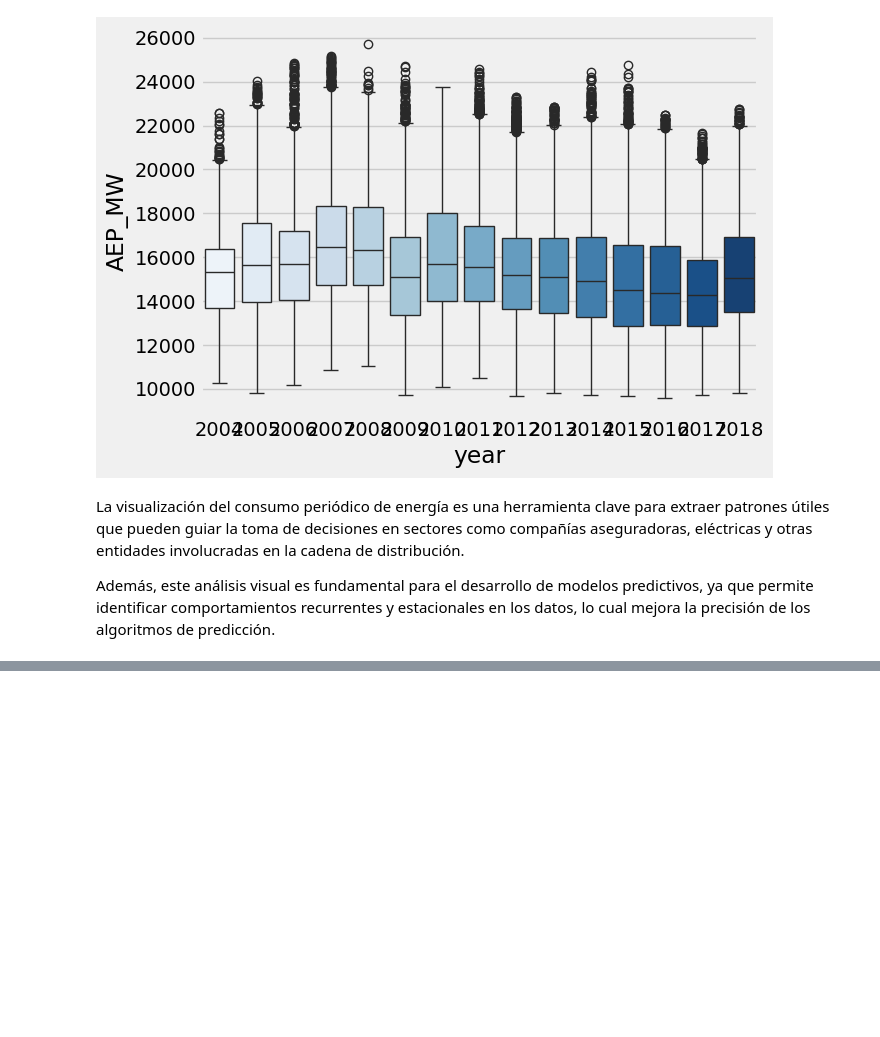
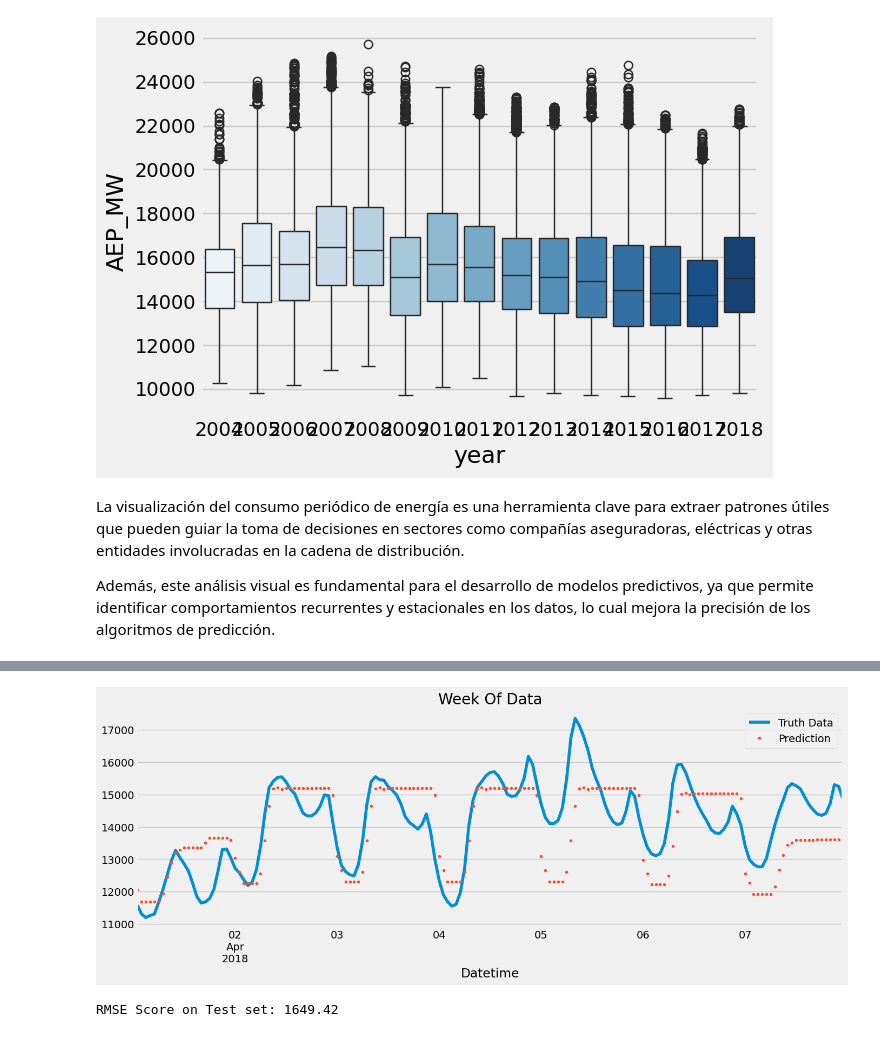
Before and after one commit to JaimeJanerAcevedo/modelo-prediccion-consumo-energetico-aep, a Jupyter notebook: energy_consumption.ipynb, the cells around one changed output, grey strips where cells are left out. Saved outputs shown, nothing was run; the diff lists cells and outputs as text; code cells hidden in the pictures; blank space fills up the shorter version.

```diff
--- a/energy_consumption.ipynb
+++ b/energy_consumption.ipynb
@@ -175,0 +270,22 @@ Además, este análisis visual es fundamental para el desarrollo de modelos pred
+# %%
+
+# Visualizamos una semana específica de datos reales y predicciones del modelo.
+# Esto permite evaluar el rendimiento del modelo en un intervalo de tiempo concreto.
+
+ax = df.loc[(df.index > '04-01-2018') & (df.index < '04-08-2018')]['AEP_MW'] \
+    .plot(figsize=(15, 5), title='Week Of Data')
+df.loc[(df.index > '04-01-2018') & (df.index < '04-08-2018')]['prediction'] \
+    .plot(style='.')
+plt.legend(['Truth Data','Prediction'])
+plt.show()
+# %% [output]
+[figure, added]
+# %%
+
+# Calculamos el error cuadrático medio (RMSE) entre los valores reales y las predicciones.
+# Esta métrica nos indica qué tan lejos están, en promedio, las predicciones del modelo respecto a los datos reales.
+
+score = np.sqrt(mean_squared_error(test['AEP_MW'], test['prediction']))
+print(f'RMSE Score on Test set: {score:.2f}')
+# %% [output]
+RMSE Score on Test set: 1649.42
```
Also changed, not shown: parts of 8 cells of this notebook.
